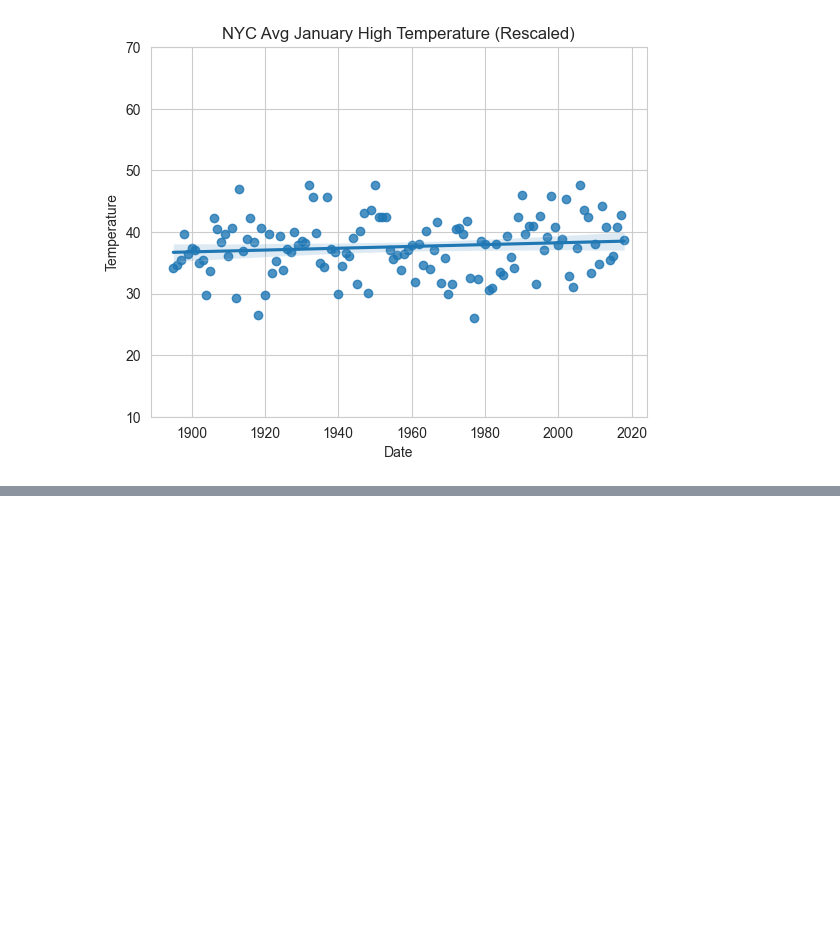
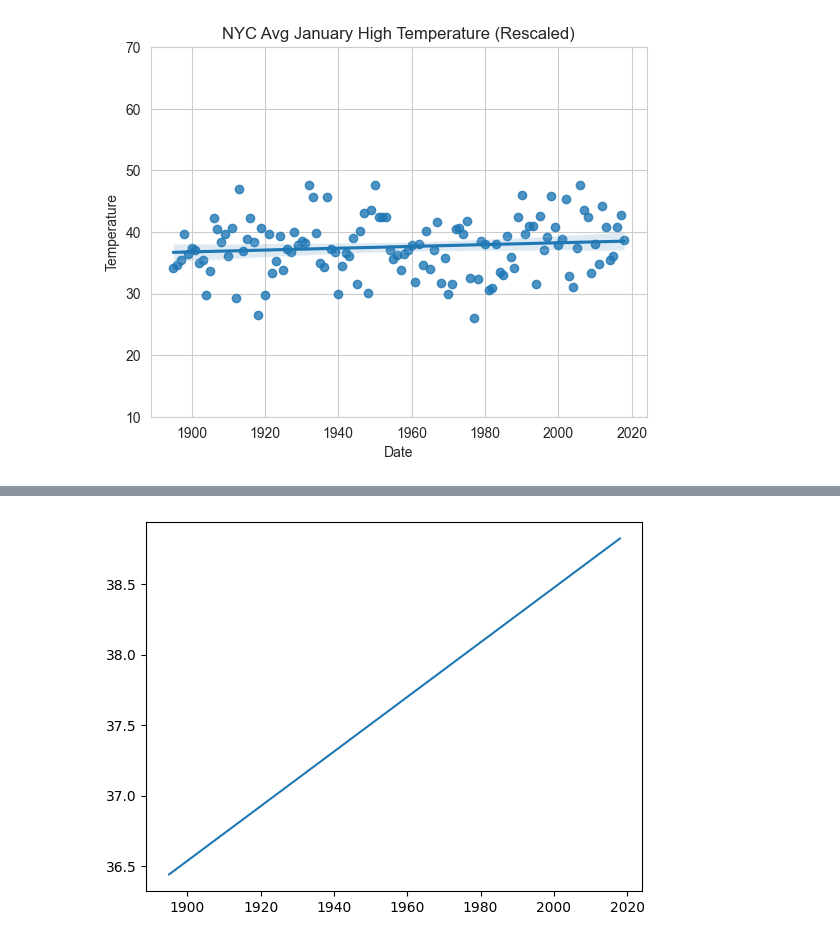
Before and after one commit to Brandon112123/datafun-07-ml, a Jupyter notebook: Notebooks/smith_ml.ipynb, the cells around one changed output, grey strips where cells are left out. Cells and saved outputs as stored; diff of their text form; code cells hidden in the pictures; blank space fills up the shorter version.

```diff
--- a/Notebooks/smith_ml.ipynb
+++ b/Notebooks/smith_ml.ipynb
@@ -203,0 +238,6 @@ KeyError: 'Date'
+# %%
+X_train, X_test, y_train, y_test = train_test_split(
+    X, y, random_state=11
+)
+
+X_train.shape, X_test.shape
@@ -203,0 +246,3 @@ KeyError: 'Date'
+# %%
+linear_regression = LinearRegression()
+linear_regression.fit(X_train, y_train)
@@ -203,0 +299,8 @@ KeyError: 'Date'
+# %%
+x_values = pd.DataFrame([df['Date'].min(), df['Date'].max()])
+y_values = linear_regression.predict(x_values)
+
+plt.plot(x_values, y_values)
+plt.show()
+# %% [output]
+[figure, added]
```
Also changed, not shown: parts of 23 cells of this notebook, 2 other files.
